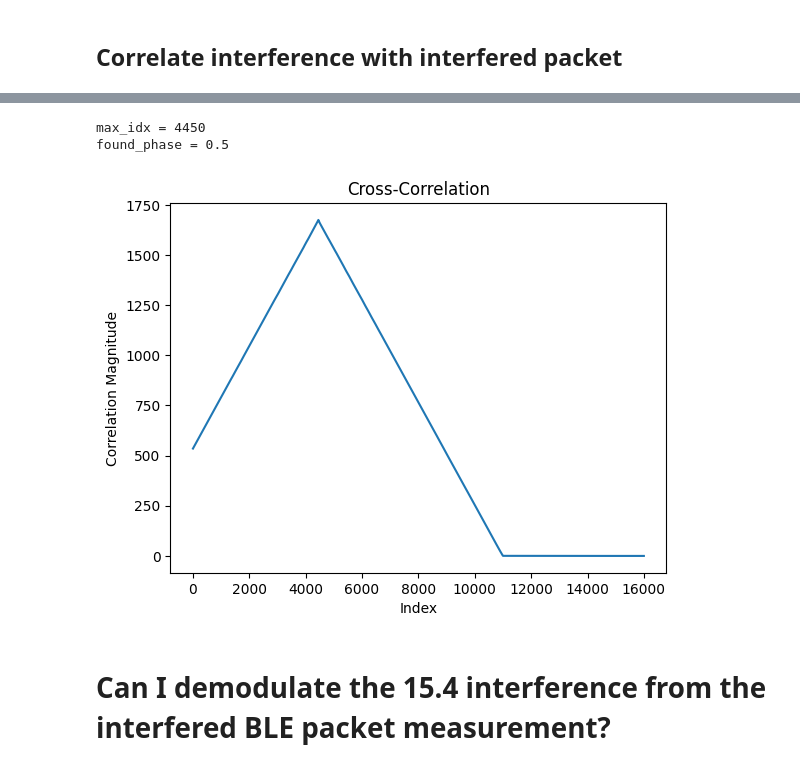
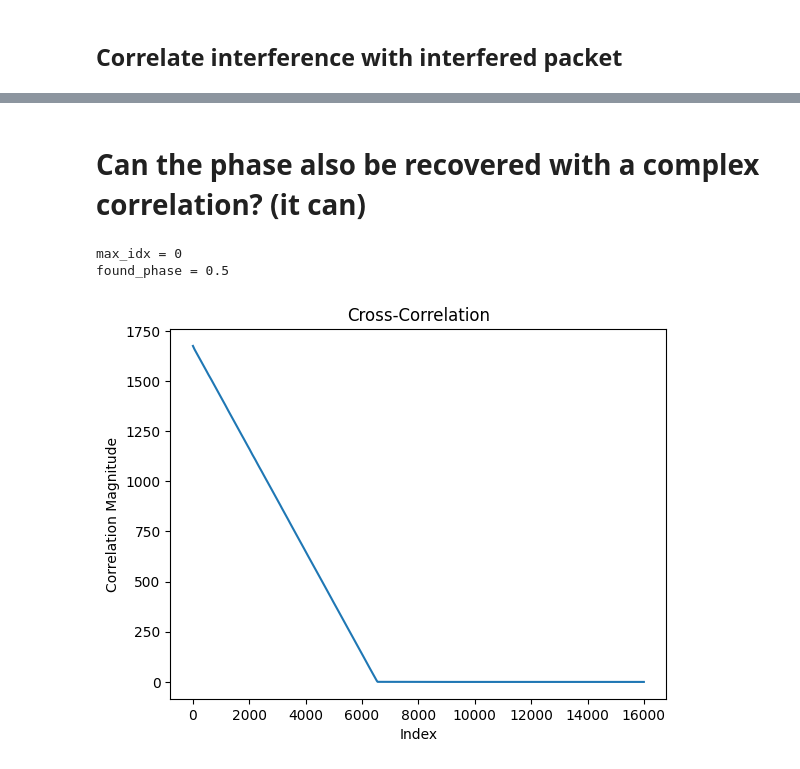
Before and after one commit to SDMote/SDR_projects, a Jupyter notebook: python_phy/subtraction_test.ipynb, the cells around one changed output, grey strips where cells are left out. Cells and saved outputs as stored; diff of their text form; code cells hidden in the pictures.

Commit message:
correlation tests on BLE interfered data

```diff
--- a/python_phy/subtraction_test.ipynb
+++ b/python_phy/subtraction_test.ipynb
@@ -96,30 +94 @@ max_idx = 3180
 [figure]
-# %%
-def pad_interference(iq_samples, iq_samples_interference, delay_zero_padding):
-    """
-    Pads iq_samples_interference with zeros at the beginning (delay_zero_padding)
-    and at the end to match the length of iq_samples.
-    """
-    if delay_zero_padding < 0:
-        raise ValueError("delay_zero_padding must be non-negative")
-
-    # Compute the necessary zero padding at the end
-    end_padding = len(iq_samples) - (len(iq_samples_interference) + delay_zero_padding)
-
-    if end_padding < 0:
-        raise ValueError("The interference plus delay exceeds the length of iq_samples")
-
-    # Construct the padded array
-    padded_interference = np.concatenate(
-        [
-            np.zeros(delay_zero_padding, dtype=iq_samples_interference.dtype),  # Front padding
-            iq_samples_interference,  # Interference signal
-            np.zeros(end_padding, dtype=iq_samples_interference.dtype),  # End padding
-        ]
-    )
-
-    return padded_interference
-
-
-delayed_interference = pad_interference(iq_samples, iq_samples_interference, 4450)
-subplots_iq([iq_samples, delayed_interference], fs, ["Interfered packet", "Interference"])
@@ -127,0 +95,4 @@ subplots_iq([iq_samples, delayed_interference], fs, ["Interfered packet", "Inter
+# %%
+# delayed_interference = pad_interference(iq_samples, iq_samples_interference, 4450)
+delayed_interference = pad_interference(iq_samples, iq_samples_interference, 0)
+subplots_iq([iq_samples, delayed_interference], fs, ["Interfered packet", "Interference"])
@@ -128,24 +101,19 @@ subplots_iq([iq_samples, delayed_interference], fs, ["Interfered packet", "Inter
+# %% [markdown]
+# Can the phase also be recovered with a complex correlation? (it can)
 # %%
-offset = len(iq_samples_interference) - 1  # Because using mode="full"
-
-# Plot the correlation for verification
-correlation = scipy.signal.correlate(delayed_interference * np.exp(1j * 0.5), iq_samples_interference, mode="full")[
-    offset : offset + len(delayed_interference)
-]
+correlation = correlation_wrapper(delayed_interference * np.exp(1j * 0.5), iq_samples_interference)
 max_idx = np.argmax(np.abs(correlation))
 found_phase = np.angle(correlation[max_idx])
 print(f"{max_idx = }")
 print(f"{found_phase = }")
 
 plt.plot(np.abs(correlation))
 # plt.plot(np.imag(correlation))
 plt.title("Cross-Correlation")
 plt.xlabel("Index")
 plt.ylabel("Correlation Magnitude")
 plt.show()
 # %% [output]
-max_idx = 4450
+max_idx = 0
 found_phase = 0.5
-[figure, old version]
+[figure, new version]
-# %% [markdown]
-# Can I demodulate the 15.4 interference from the interfered BLE packet measurement?
```
Also changed, not shown: parts of 6 cells of this notebook, 2 other files.
